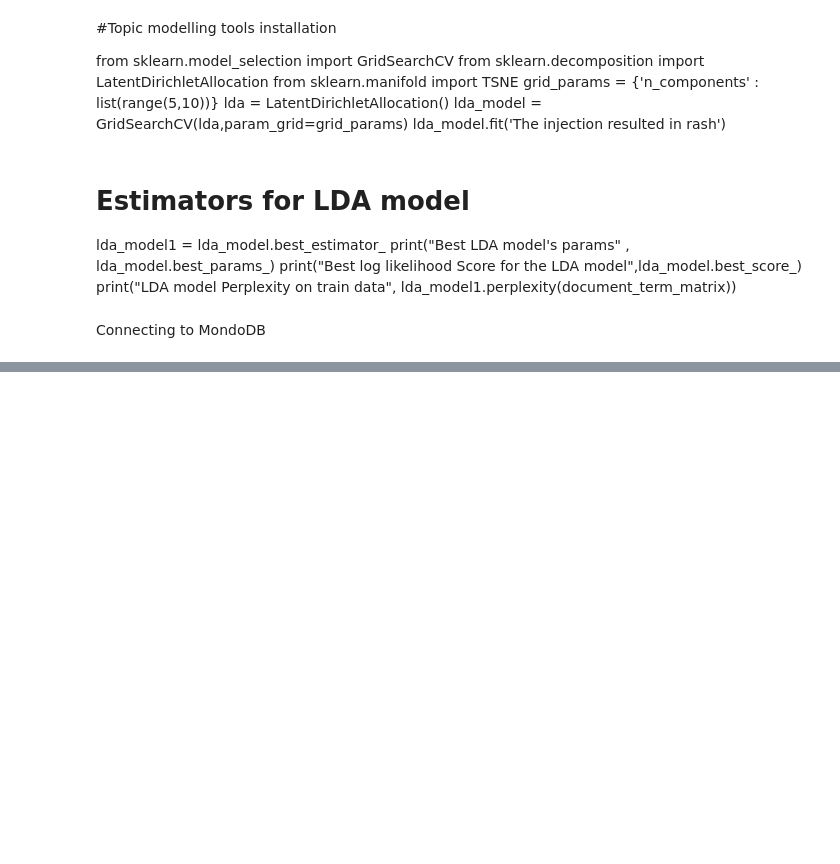
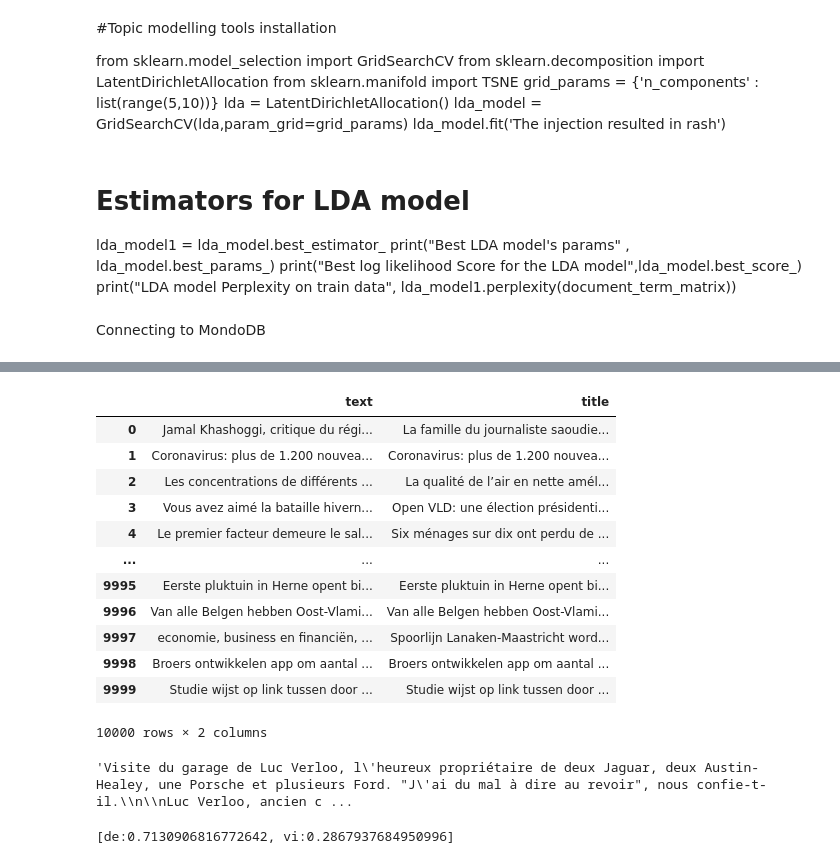
Before and after one commit to natalievgrafova/TopicModelling, a Jupyter notebook: nata_notebook.ipynb, the cells around one changed output, grey strips where cells are left out. Cells and saved outputs as stored; diff of their text form; code cells hidden in the pictures; blank space fills up the shorter version.

```diff
--- a/nata_notebook.ipynb
+++ b/nata_notebook.ipynb
@@ -53,0 +261,22 @@ None
+# %%
+mixed_articles_dropped['text'] = mixed_articles_dropped['text'].astype(str)
+# %%
+mixed_articles_dropped
+# %% [output]
+|  | text | title |
+| 0 | Jamal Khashoggi, critique du régi... | La famille du journaliste saoudie... |
+| 1 | Coronavirus: plus de 1.200 nouvea... | Coronavirus: plus de 1.200 nouvea... |
+| 2 | Les concentrations de différents ... | La qualité de l’air en nette amél... |
+| 3 | Vous avez aimé la bataille hivern... | Open VLD: une élection présidenti... |
+| 4 | Le premier facteur demeure le sal... | Six ménages sur dix ont perdu de ... |
+| ... | ... | ... |
+| 9995 | Eerste pluktuin in Herne opent bi... | Eerste pluktuin in Herne opent bi... |
+| 9996 | Van alle Belgen hebben Oost-Vlami... | Van alle Belgen hebben Oost-Vlami... |
+| 9997 | economie, business en financiën, ... | Spoorlijn Lanaken-Maastricht word... |
+| 9998 | Broers ontwikkelen app om aantal ... | Broers ontwikkelen app om aantal ... |
+| 9999 | Studie wijst op link tussen door ... | Studie wijst op link tussen door ... |
+10000 rows × 2 columns
+# %%
+mixed_articles_dropped.iloc[row, 0]
+# %% [output]
+'Visite du garage de Luc Verloo, l\'heureux propriétaire de deux Jaguar, deux Austin-Healey, une Porsche et plusieurs Ford. "J\'ai du mal à dire au revoir", nous confie-t-il.\\n\\nLuc Verloo, ancien c ...
@@ -53,0 +286,4 @@ None
+# %%
+languages[100]
+# %% [output]
+[de:0.7130906816772642, vi:0.2867937684950996]
```
Also changed, not shown: parts of 95 cells of this notebook.
